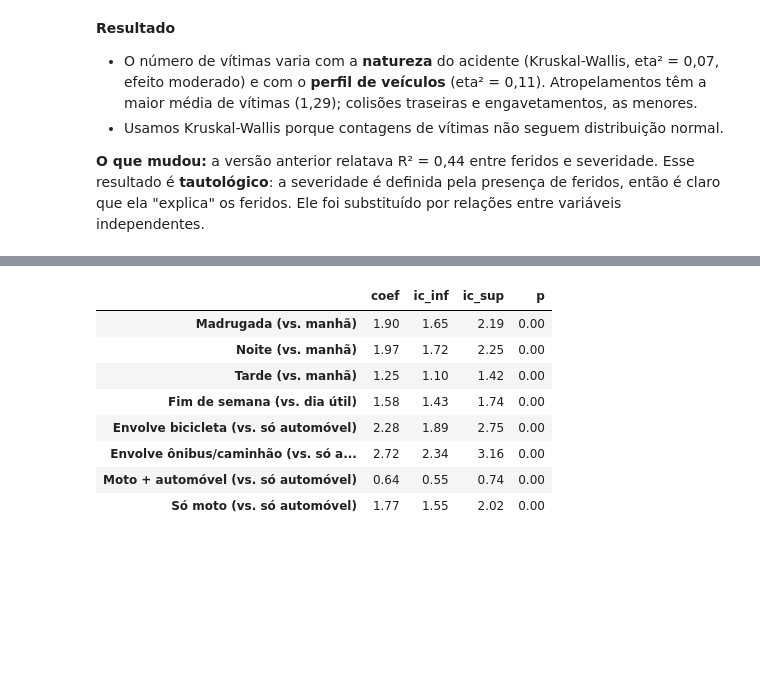
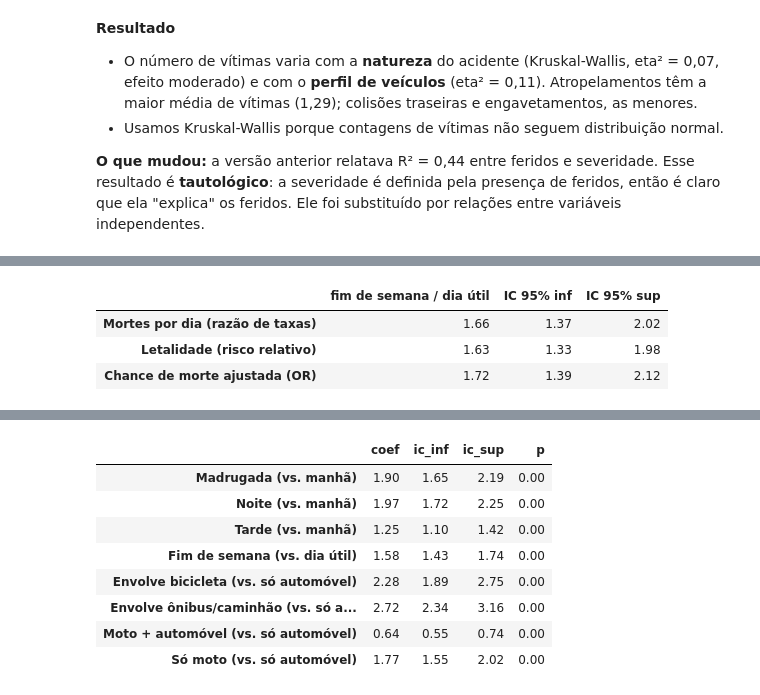
Before and after one commit to jotap53/eda_sinistros_de_transito_fortaleza, a Jupyter notebook: notebooks/03_inferencia.ipynb, the cells around one changed output, grey strips where cells are left out. Drawn from its saved outputs; the diff is of its cells as text; code cells hidden in the pictures; blank space fills up the shorter version.

```diff
--- a/notebooks/03_inferencia.ipynb
+++ b/notebooks/03_inferencia.ipynb
@@ -118,0 +127,16 @@ pd.DataFrame({"madrugada": h1["resumo"]["rr_madrugada"],
+# %%
+r1 = h1["resumo"]
+pd.DataFrame({
+    "fim de semana / dia útil": [r1["razao_mortes_dia"], r1["rr_letalidade_madrugada"],
+                                 r1["or_madrugada_ajustado"]],
+    "IC 95% inf": [r1["razao_mortes_dia_ic"][0], r1["rr_letalidade_madrugada_ic"][0],
+                   r1["or_madrugada_ajustado_ic"][0]],
+    "IC 95% sup": [r1["razao_mortes_dia_ic"][1], r1["rr_letalidade_madrugada_ic"][1],
+                   r1["or_madrugada_ajustado_ic"][1]],
+}, index=["Mortes por dia (razão de taxas)", "Letalidade (risco relativo)",
+          "Chance de morte ajustada (OR)"])
+# %% [output]
+|  | fim de semana / dia útil | IC 95% inf | IC 95% sup |
+| Mortes por dia (razão de taxas) | 1.66 | 1.37 | 2.02 |
+| Letalidade (risco relativo) | 1.63 | 1.33 | 1.98 |
+| Chance de morte ajustada (OR) | 1.72 | 1.39 | 2.12 |
```
Also changed, not shown: parts of 10 cells of this notebook, 15 other files.
